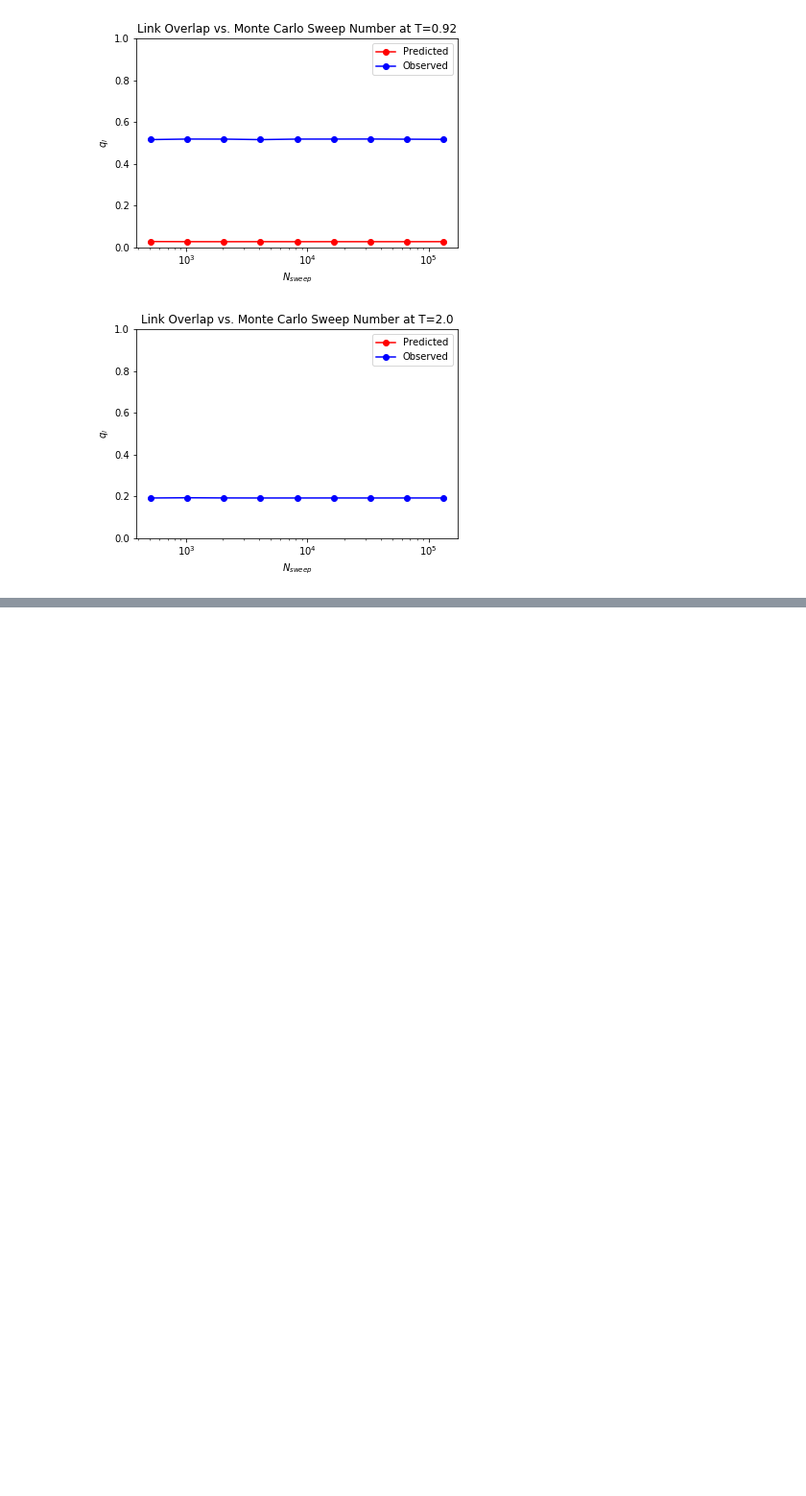
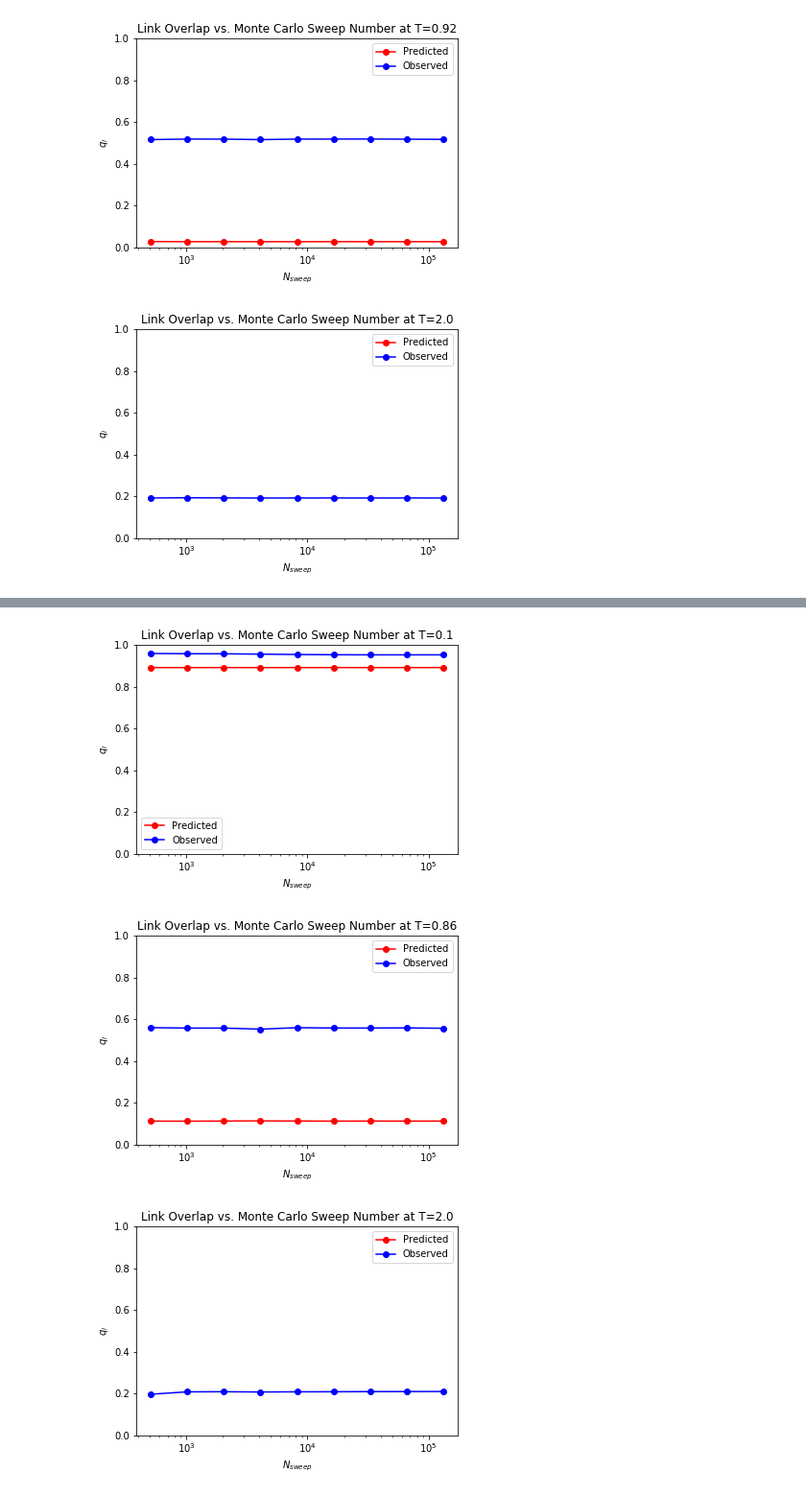
Before and after one commit to g-peery/montecarlo-ea, a Jupyter notebook: Notebook/Parallel Tempering Edwards Anderson.ipynb, the cells around one changed output, grey strips where cells are left out. Shown at 96% size. Cells and saved outputs as stored; diff of their text form; code cells hidden in the pictures; blank space fills up the shorter version.

```diff
--- a/Notebook/Parallel Tempering Edwards Anderson.ipynb
+++ b/Notebook/Parallel Tempering Edwards Anderson.ipynb
@@ -1042,0 +1038,14 @@ todo
+# %%
+# Remove the last point in the plots; it suffers from two little samples during
+# the last sweeps, similar to "big"
+three.link_energy_predict.drop(9, 1, inplace=True)
+three.link_time.drop(9, 1, inplace=True)
+
+# Plotting by temperature index
+three.plot_equilibration(0)
+three.plot_equilibration(2)
+three.plot_equilibration(5)
+# %% [output]
+[figure, added]
+[figure, added]
+[figure, added]
```
Also changed, not shown: parts of 19 cells of this notebook, 8 other files.
